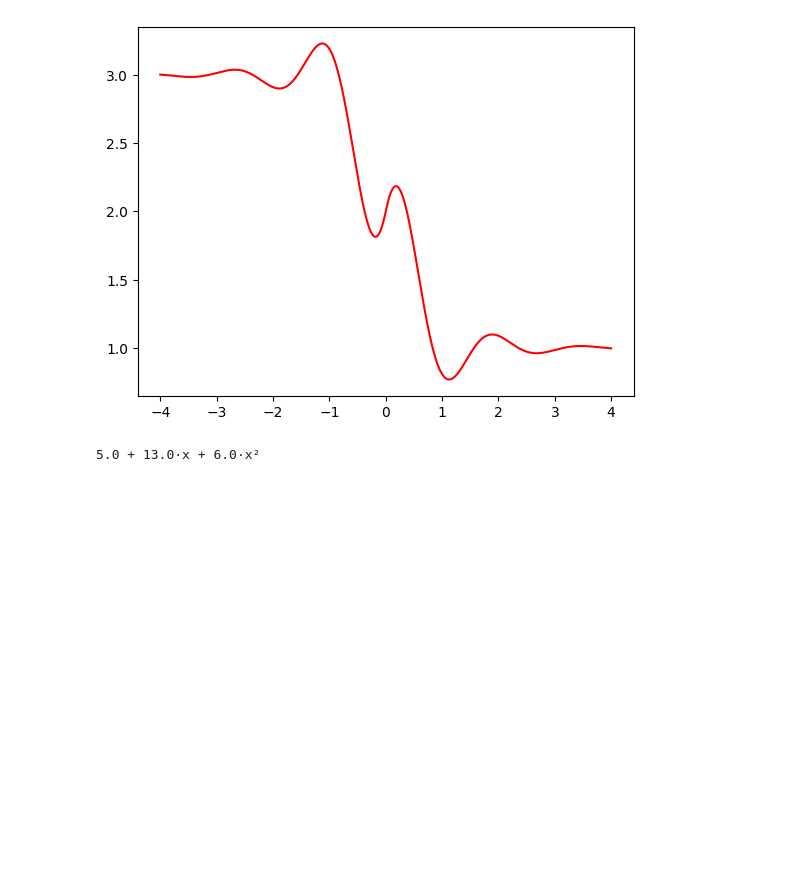
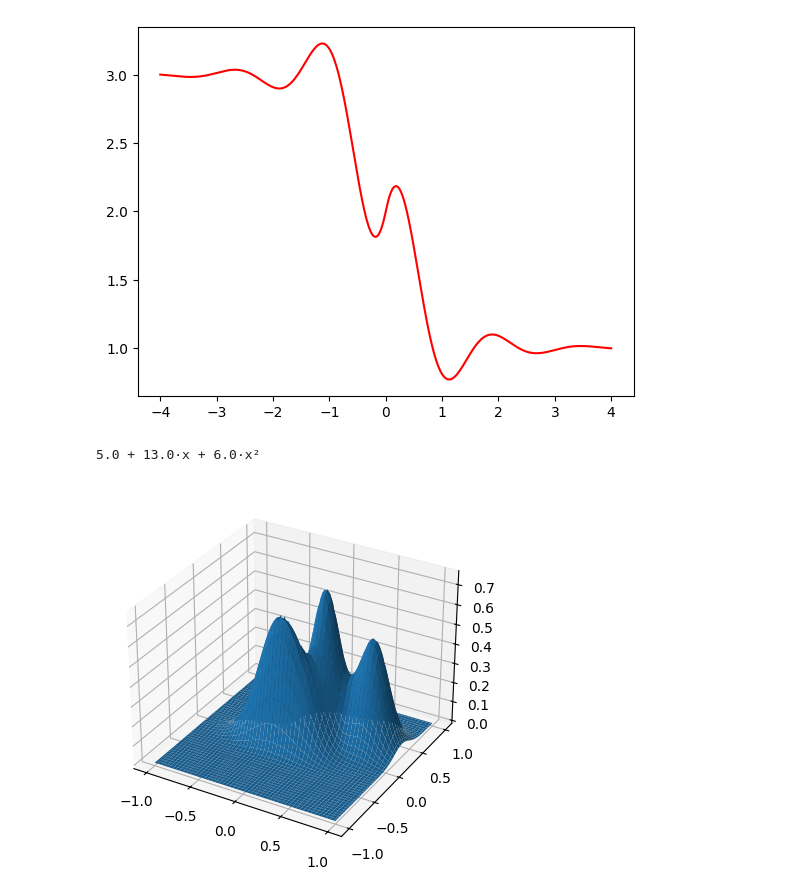
Before and after one commit to hilelmshalom/informe-interpolacion-MNyO-G6-TP1, a Jupyter notebook: ejercicio_1.ipynb, the cells around one changed output. Saved outputs shown, nothing was run; the diff lists cells and outputs as text; code cells hidden in the pictures; blank space fills up the shorter version.

```diff
--- a/ejercicio_1.ipynb
+++ b/ejercicio_1.ipynb
@@ -48,0 +61,19 @@ print(a*b)
+# %%
+def función_b(x1, x2):
+    return 0.75 * np.exp(-((( 10 * x1 -2 )**2 ) / 4) - ((( 9 * x2 -2 )**2 ) / 4)) + 0.65 * np.exp(-((( 9 * x1 +1 )**2 ) / 9) - ((( 10 * x2 +1 )**2 ) / 2)) + 0.55 * np.exp(-((( 9 * x1 -6 )**2 ) / 4) - ((( 9 * x2 -3 )**2 ) / 4)) -  0.01 * np.exp(-((( 9 * x1 -7 )**2 ) / 4) - ((( 9 * x2 -3 )**2 ) / 4))
+
+# con x1, x2 en el intervalo [-1, 1]
+
+# Graph the function
+
+x1 = np.linspace(-1, 1, 100)
+x2 = np.linspace(-1, 1, 100)
+X1, X2 = np.meshgrid(x1, x2)
+Y = función_b(X1, X2)
+
+fig = plt.figure()
+ax = fig.add_subplot(111, projection='3d')
+ax.plot_surface(X1, X2, Y)
+plt.show()
+# %% [output]
+[figure, added]
```
Also changed, not shown: parts of 3 cells of this notebook.
